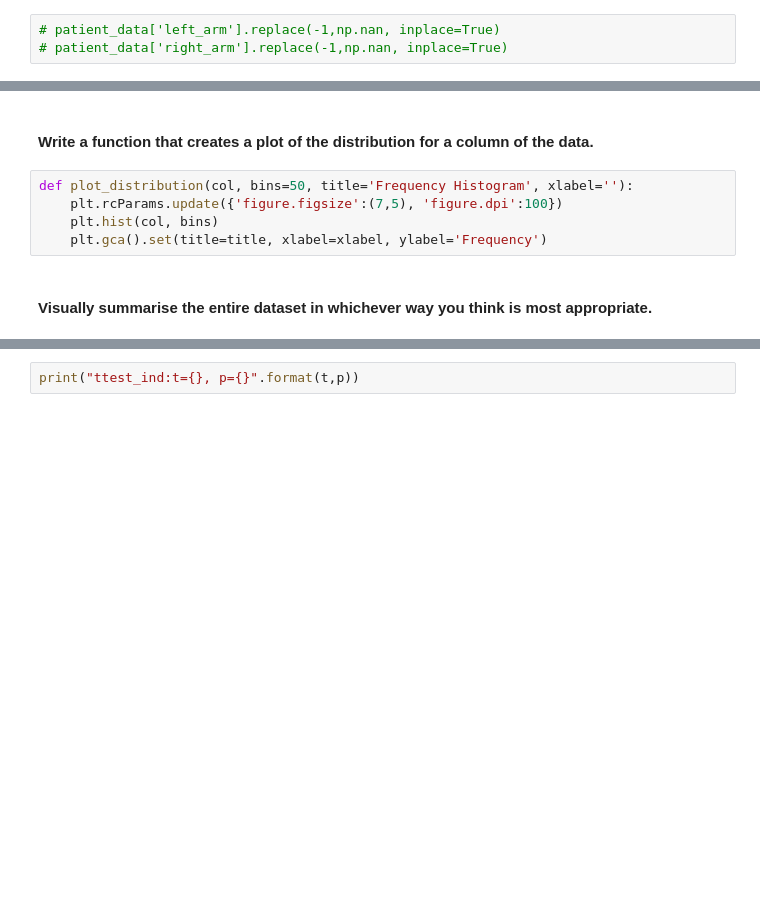
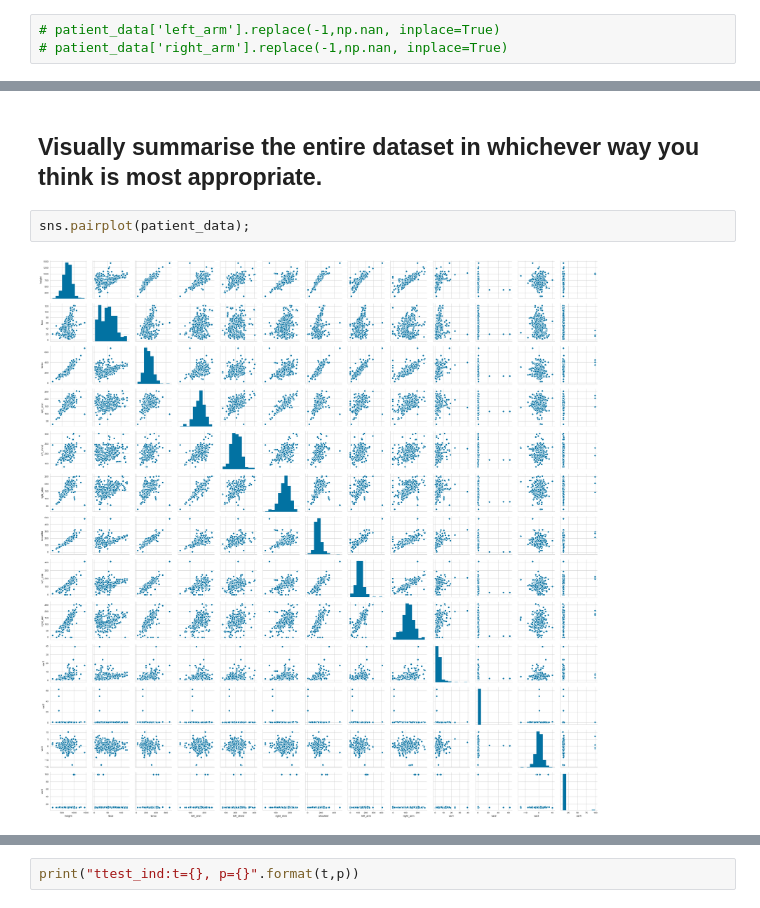
Before and after one commit to ramesh-suragam/Analytics_Data_Challenge, a Jupyter notebook: Analytics_Data_Challenge.ipynb, the cells around one changed output, grey strips where cells are left out. Saved outputs shown, nothing was run; the diff lists cells and outputs as text; blank space fills up the shorter version.

```diff
--- a/Analytics_Data_Challenge.ipynb
+++ b/Analytics_Data_Challenge.ipynb
@@ -218,10 +251,7 @@ plot_distribution(patient_data['height'], title='Height distribution', xlabel='H
-# %% [markdown]
-#### Write a function that creates a plot of the distribution for a column of the data.
-# %%
-def plot_distribution(col, bins=50, title='Frequency Histogram', xlabel=''):
-    plt.rcParams.update({'figure.figsize':(7,5), 'figure.dpi':100})
-    plt.hist(col, bins)
-    plt.gca().set(title=title, xlabel=xlabel, ylabel='Frequency')
 # %% [markdown]
-#### Visually summarise the entire dataset in whichever way you think is most appropriate.
+## Visually summarise the entire dataset in whichever way you think is most appropriate.
+# %%
+sns.pairplot(patient_data);
+# %% [output]
+[figure, added]
 # %%
```
Also changed, not shown: parts of 77 cells of this notebook.
